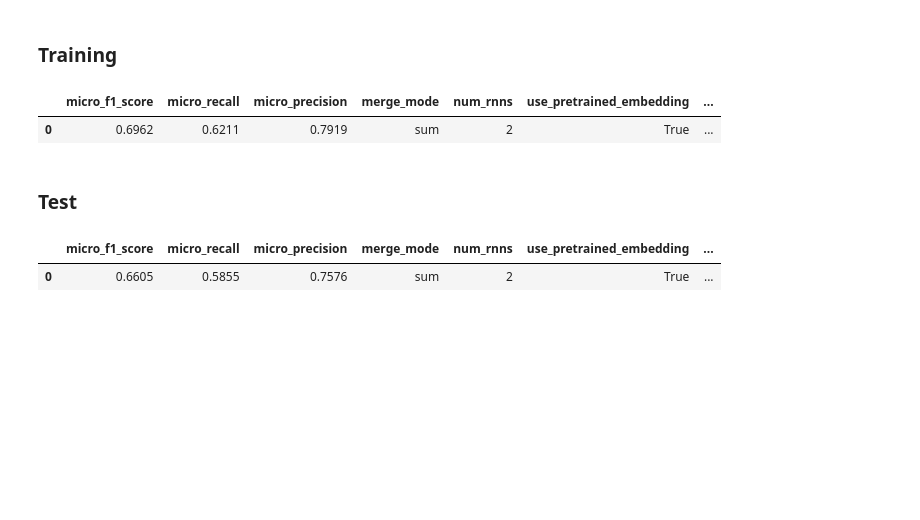
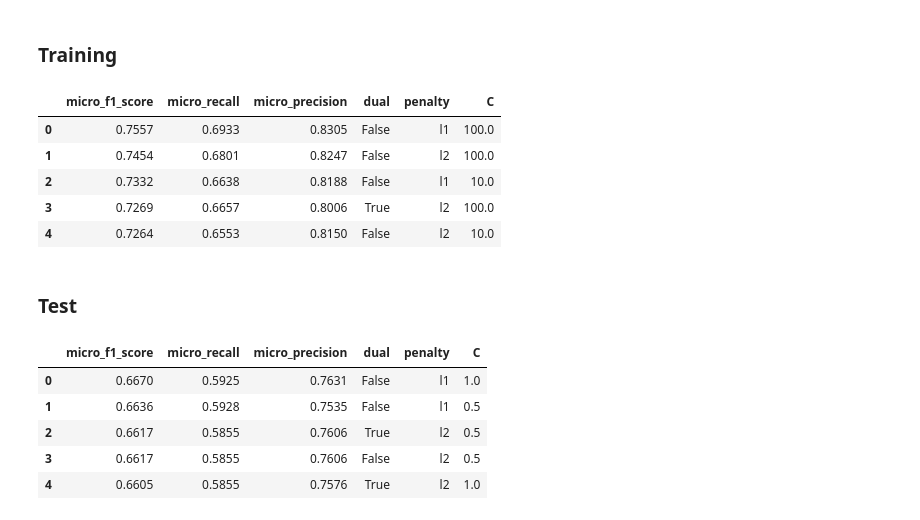
Before and after one commit to simonhughes22/PythonNlpResearch, a Jupyter notebook: notebooks/Mongo Queries/Query Causal Relation Results.ipynb, the cells around one changed output. Drawn from its saved outputs; the diff is of its cells as text; code cells hidden in the pictures; blank space fills up the shorter version.

Commit message:
Data prep for RNN stacked model

```diff
--- a/notebooks/Mongo Queries/Query Causal Relation Results.ipynb
+++ b/notebooks/Mongo Queries/Query Causal Relation Results.ipynb
@@ -238,16 +238,25 @@ round_data(df,4)
 # %% [markdown]
 ### Training
 # %%
-df = get_df_sorted_by_f1score("CR_CB_STACKED_TD", params)
-round_data(df,4)
+sparams = "dual,penalty,C".split(",")
+df = get_df_sorted_by_f1score("CR_CB_STACKED_TD", sparams)
+round_data(df,4).head(5)
 # %% [output]
-|  | micro_f1_score | micro_recall | micro_precision | merge_mode | num_rnns | use_pretrained_embedding | ... |
-| 0 | 0.6962 | 0.6211 | 0.7919 | sum | 2 | True | ... |
+|  | micro_f1_score | micro_recall | micro_precision | dual | penalty | C |
+| 0 | 0.7557 | 0.6933 | 0.8305 | False | l1 | 100.0 |
+| 1 | 0.7454 | 0.6801 | 0.8247 | False | l2 | 100.0 |
+| 2 | 0.7332 | 0.6638 | 0.8188 | False | l1 | 10.0 |
+| 3 | 0.7269 | 0.6657 | 0.8006 | True | l2 | 100.0 |
+| 4 | 0.7264 | 0.6553 | 0.8150 | False | l2 | 10.0 |
 # %% [markdown]
 ### Test
 # %%
-df = get_df_sorted_by_f1score("CR_CB_STACKED_VD", params)
-round_data(df,4)
+df = get_df_sorted_by_f1score("CR_CB_STACKED_VD", sparams)
+round_data(df,4).head(5)
 # %% [output]
-|  | micro_f1_score | micro_recall | micro_precision | merge_mode | num_rnns | use_pretrained_embedding | ... |
-| 0 | 0.6605 | 0.5855 | 0.7576 | sum | 2 | True | ... |
+|  | micro_f1_score | micro_recall | micro_precision | dual | penalty | C |
+| 0 | 0.6670 | 0.5925 | 0.7631 | False | l1 | 1.0 |
+| 1 | 0.6636 | 0.5928 | 0.7535 | False | l1 | 0.5 |
+| 2 | 0.6617 | 0.5855 | 0.7606 | True | l2 | 0.5 |
+| 3 | 0.6617 | 0.5855 | 0.7606 | False | l2 | 0.5 |
+| 4 | 0.6605 | 0.5855 | 0.7576 | True | l2 | 1.0 |
```
Also changed, not shown: 1 other file.
